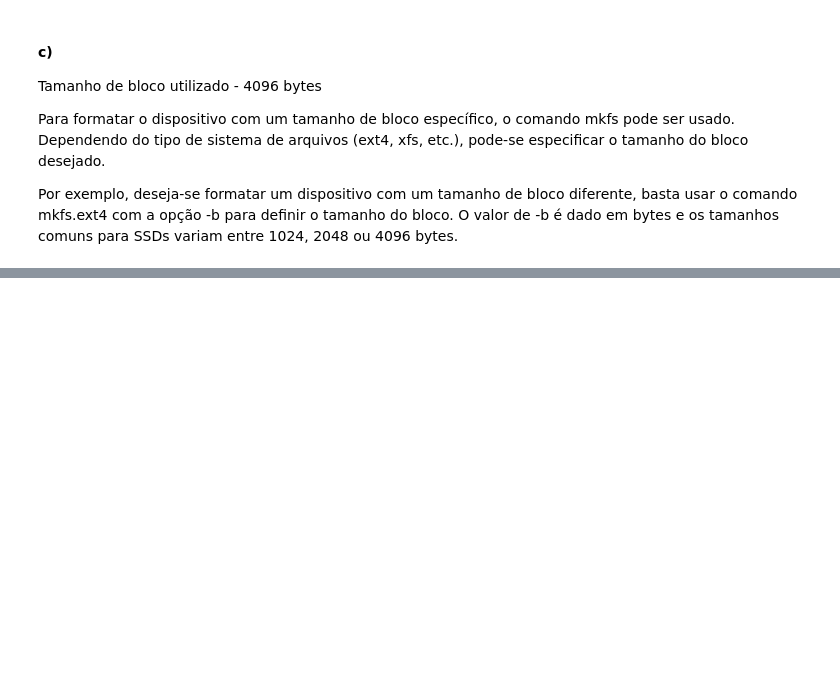
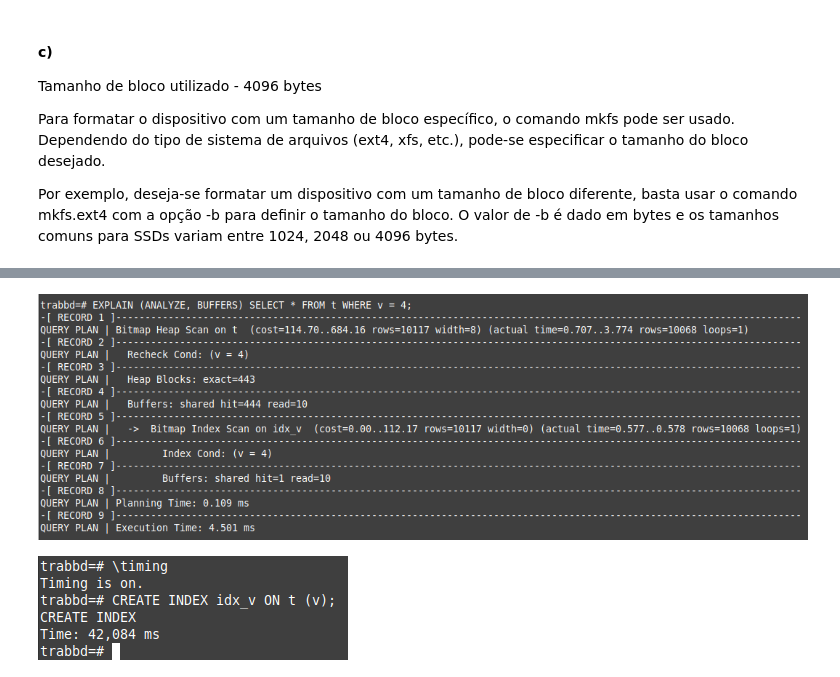
Before and after one commit to capi2/Trab3-BD2024.2, a Jupyter notebook: TP3-BD1-2024-2.ipynb, the cells around one changed output, grey strips where cells are left out. Saved outputs shown, nothing was run; the diff lists cells and outputs as text; code cells hidden in the pictures; blank space fills up the shorter version.

```diff
--- a/TP3-BD1-2024-2.ipynb
+++ b/TP3-BD1-2024-2.ipynb
@@ -144,0 +173,8 @@ Por exemplo, deseja-se formatar um dispositivo com um tamanho de bloco diferente
+# %%
+Image(filename='imagens/indice.png')
+# %% [output]
+[figure, added]
+# %%
+Image(filename='imagens/tempo criar novo indice.png')
+# %% [output]
+[figure, added]
```
Also changed, not shown: parts of 23 cells of this notebook, 6 other files.
